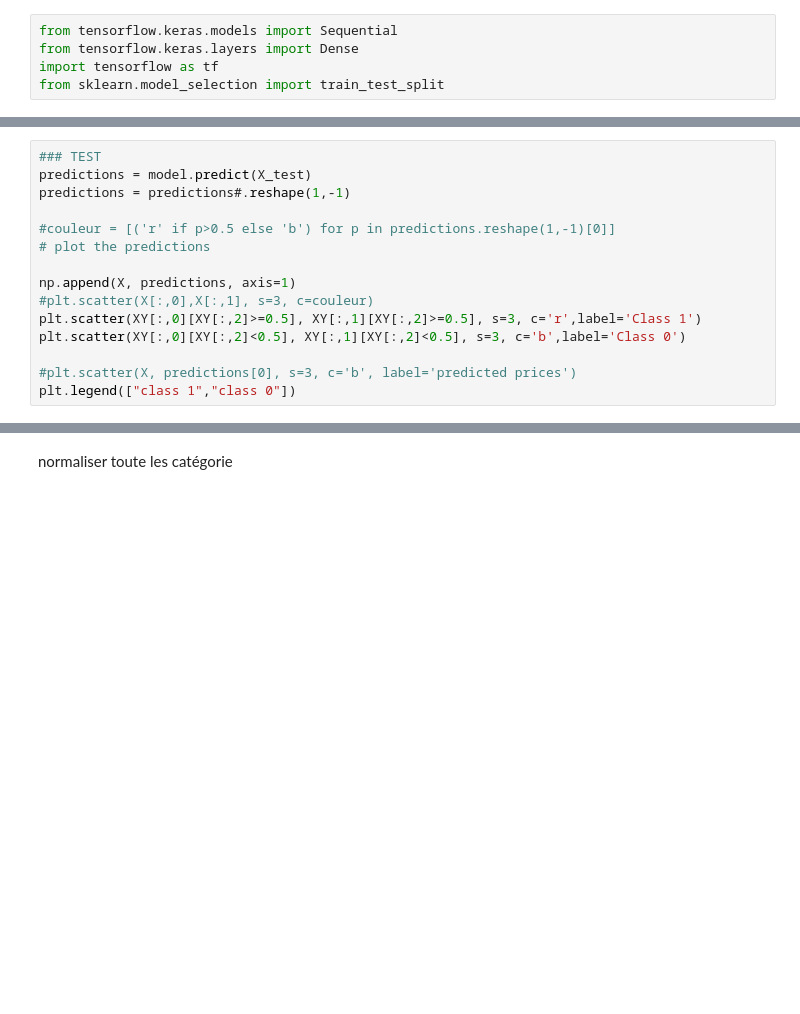
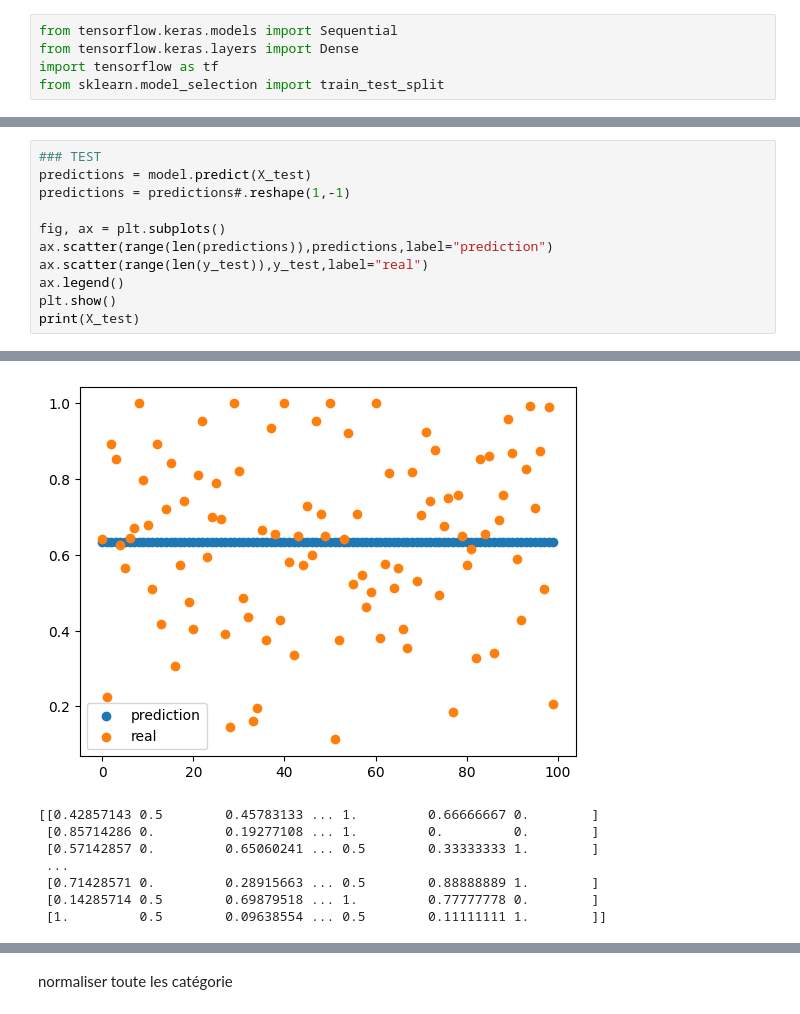
Before and after one commit to EnterN1me/InsaMachineLearningCourse, a Jupyter notebook: main.ipynb, the cells around one changed output, grey strips where cells are left out. Saved outputs shown, nothing was run; the diff lists cells and outputs as text; blank space fills up the shorter version.

```diff
--- a/main.ipynb
+++ b/main.ipynb
@@ -249,14 +264,10 @@ Epoch 10/10
 predictions = model.predict(X_test)
 predictions = predictions#.reshape(1,-1)
 
-#couleur = [('r' if p>0.5 else 'b') for p in predictions.reshape(1,-1)[0]]
-# plot the predictions
-
-np.append(X, predictions, axis=1)
-#plt.scatter(X[:,0],X[:,1], s=3, c=couleur)
-plt.scatter(XY[:,0][XY[:,2]>=0.5], XY[:,1][XY[:,2]>=0.5], s=3, c='r',label='Class 1')
-plt.scatter(XY[:,0][XY[:,2]<0.5], XY[:,1][XY[:,2]<0.5], s=3, c='b',label='Class 0')
-
-#plt.scatter(X, predictions[0], s=3, c='b', label='predicted prices')
-plt.legend(["class 1","class 0"])
+fig, ax = plt.subplots()
+ax.scatter(range(len(predictions)),predictions,label="prediction")
+ax.scatter(range(len(y_test)),y_test,label="real")
+ax.legend()
+plt.show()
+print(X_test)
 # %% [output]
@@ -263,0 +275,8 @@ NameError: name 'loadtxt' is not defined
+[figure, added]
+[[0.42857143 0.5        0.45783133 ... 1.         0.66666667 0.        ]
+ [0.85714286 0.         0.19277108 ... 1.         0.         0.        ]
+ [0.57142857 0.         0.65060241 ... 0.5        0.33333333 1.        ]
+ ...
+ [0.71428571 0.         0.28915663 ... 0.5        0.88888889 1.        ]
+ [0.14285714 0.5        0.69879518 ... 1.         0.77777778 0.        ]
+ [1.         0.5        0.09638554 ... 0.5        0.11111111 1.        ]]
```
Also changed, not shown: parts of 7 cells of this notebook.
